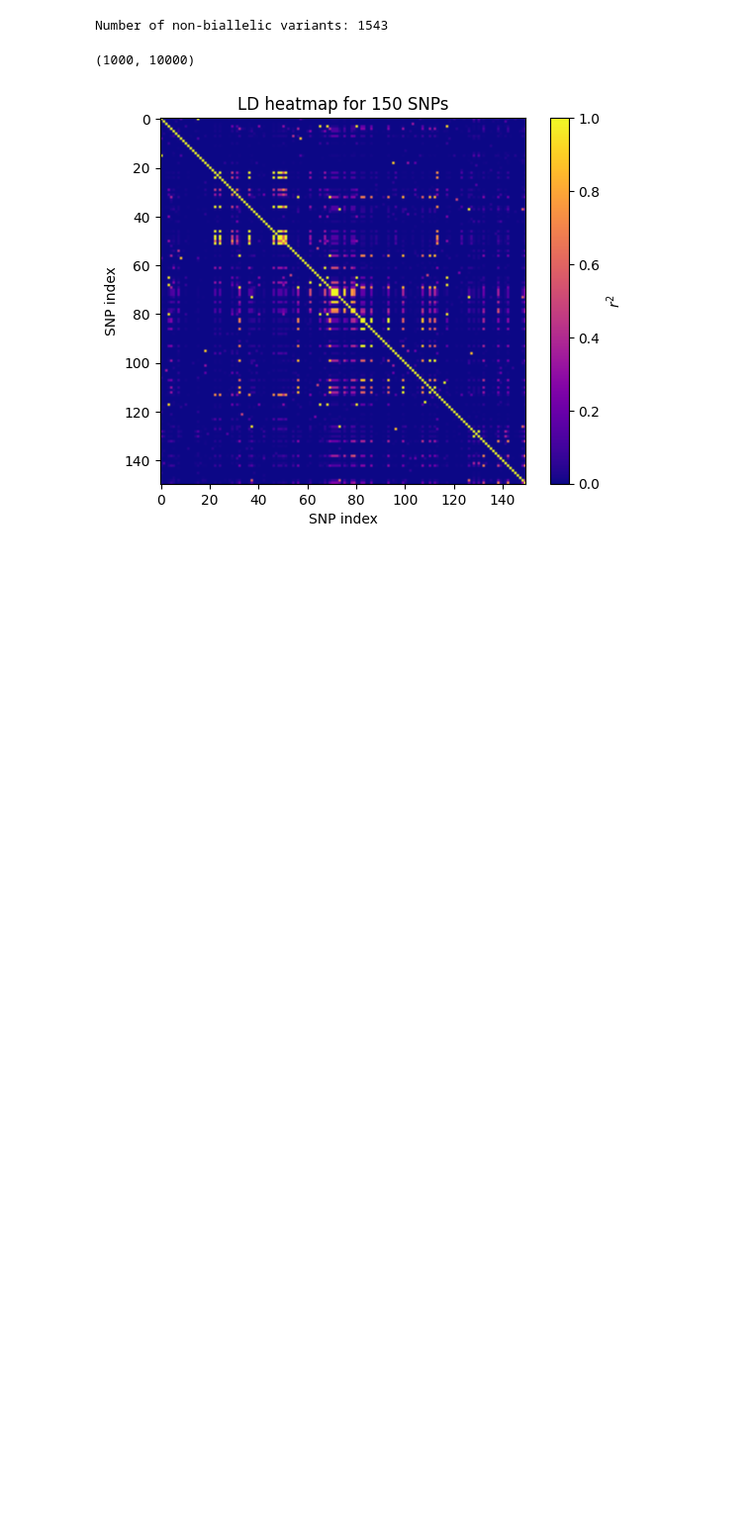
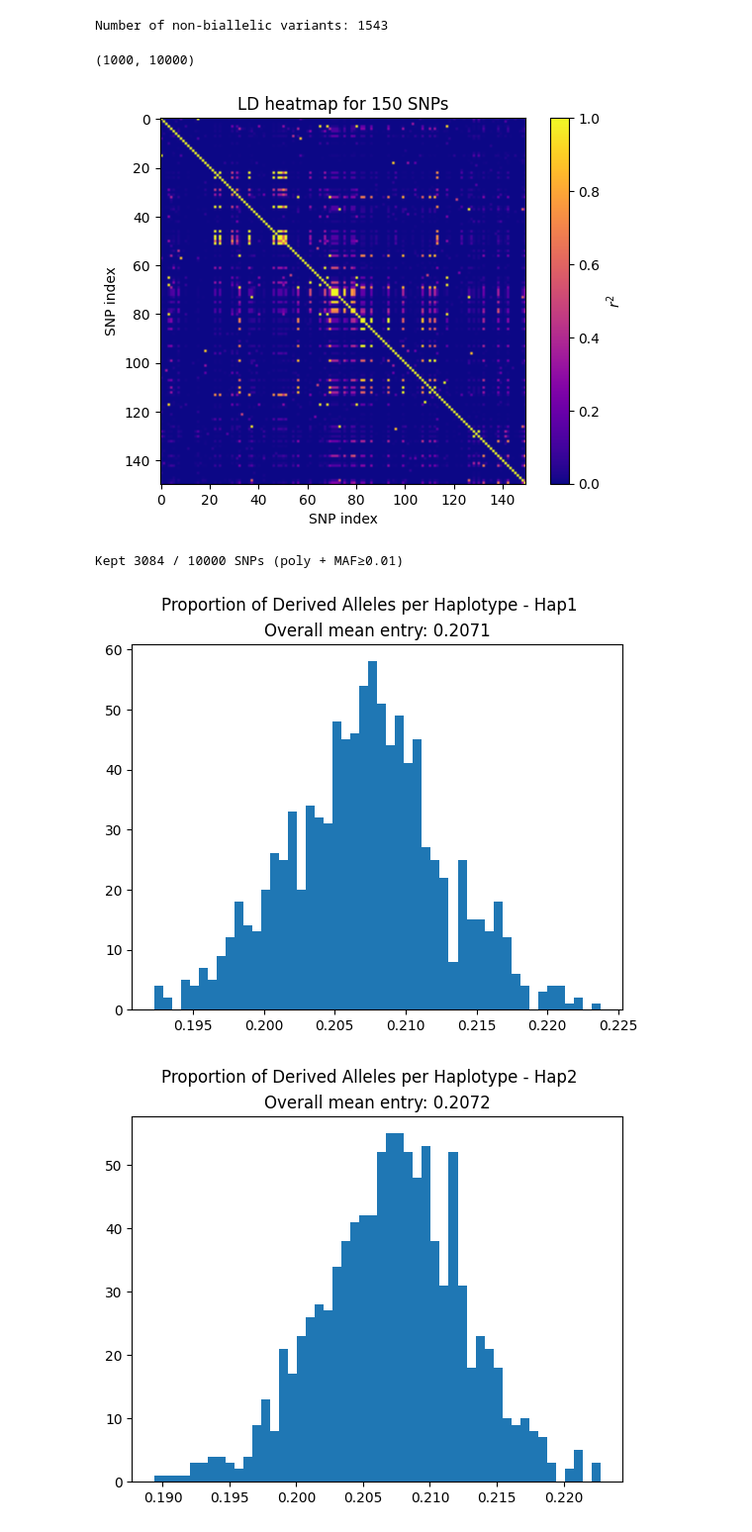
Before and after one commit to ak1376/PRS_Portability, a Jupyter notebook: notebooks/check_results_vae.ipynb, the cells around one changed output. Shown: that part at 99% size. Drawn from its saved outputs; the diff is of its cells as text; code cells hidden in the pictures; blank space fills up the shorter version.

Commit message:
First pass transformer implementation

```diff
--- a/notebooks/check_results_vae.ipynb
+++ b/notebooks/check_results_vae.ipynb
@@ -78,3 +78,46 @@ plt.ylabel('SNP index')
 plt.show()
 # %% [output]
 [figure]
+# %%
+import numpy as np
+import matplotlib.pyplot as plt
+
+hap1 = np.load('/sietch_colab/akapoor/PRS_Portability/experiments/out_of_africa/genotypes/hap1.npy')
+hap2 = np.load('/sietch_colab/akapoor/PRS_Portability/experiments/out_of_africa/genotypes/hap2.npy')
+# %%
+Hall = np.concatenate([hap1, hap2], axis=0)   # (2N, M)
+p = Hall.mean(axis=0)
+maf = np.minimum(p, 1 - p)
+
+# remove monomorphic sites globally (across both haplotypes)
+keep_poly = (p > 0) & (p < 1)
+
+# optional: also remove very rare sites (helps LD / transformers)
+maf_thresh_global = 0.01   # try 0.05 for clearer LD
+keep_maf = maf >= maf_thresh_global
+
+keep = keep_poly & keep_maf
+
+hap1_f = hap1[:, keep]
+hap2_f = hap2[:, keep]
+
+print(f"Kept {hap1_f.shape[1]} / {hap1.shape[1]} SNPs (poly + MAF≥{maf_thresh_global})")
+# %% [output]
+Kept 3084 / 10000 SNPs (poly + MAF≥0.01)
+# %%
+hap1_mean = hap1_f.mean(axis=1)
+plt.figure()
+plt.suptitle('Proportion of Derived Alleles per Haplotype - Hap1')
+plt.title(f'Overall mean entry: {hap1_f.mean():.4f}')
+plt.hist(hap1_mean, bins=50)
+plt.show()
+
+hap2_mean = hap2_f.mean(axis=1)
+plt.figure()
+plt.suptitle('Proportion of Derived Alleles per Haplotype - Hap2')
+plt.title(f'Overall mean entry: {hap2_f.mean():.4f}')
+plt.hist(hap2_mean, bins=50)
+plt.show()
+# %% [output]
+[figure, added]
+[figure, added]
```
Also changed, not shown: parts of 4 cells of this notebook, 13 other files.
